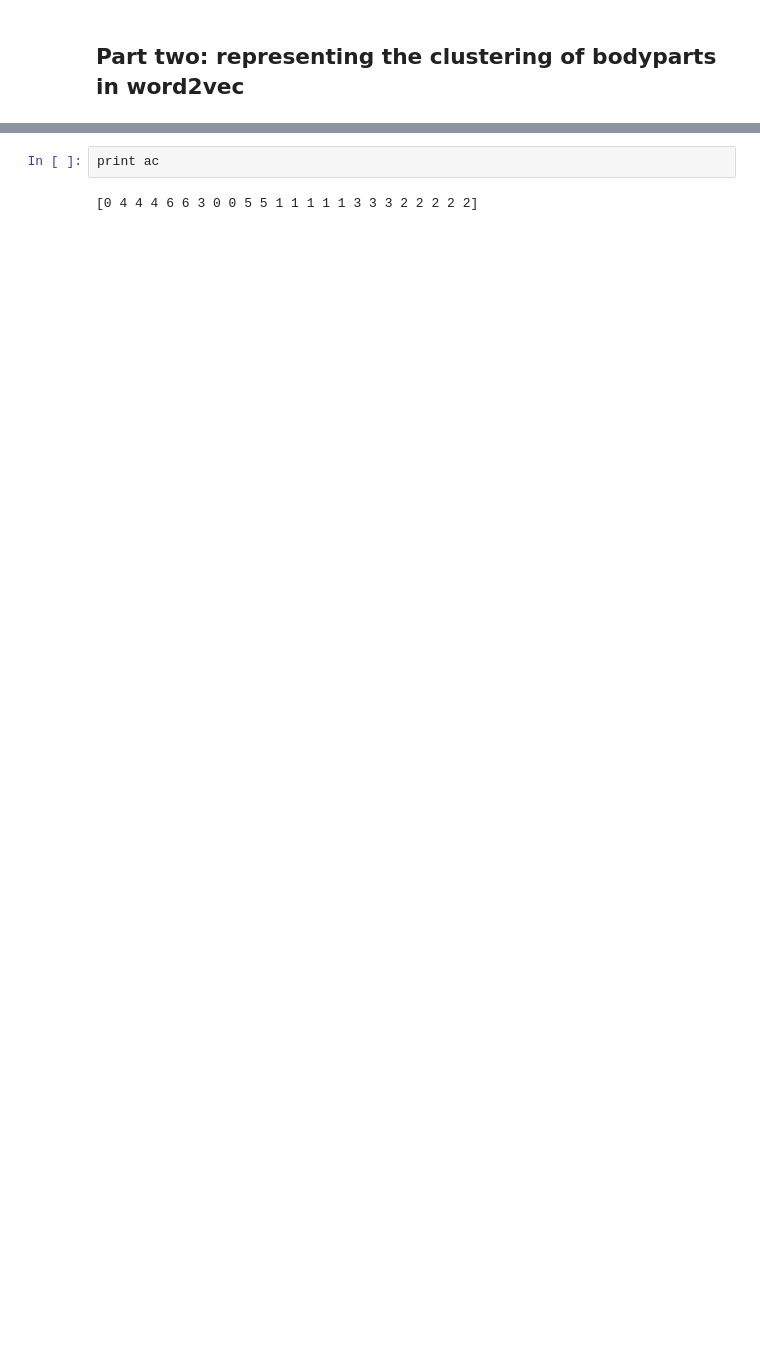
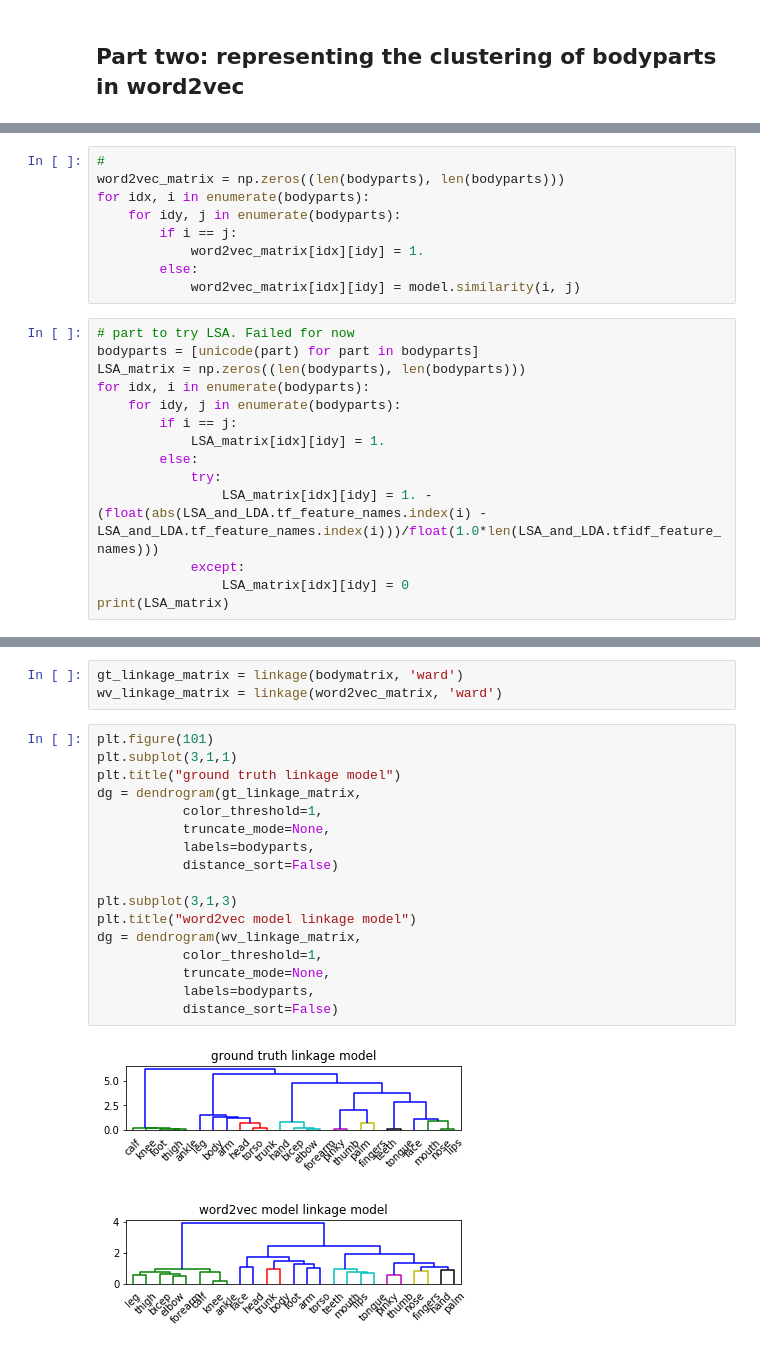
Before and after one commit to Dijkstra7/CCMLWI, a Jupyter notebook: convert.ipynb, the cells around one changed output, grey strips where cells are left out. Drawn from its saved outputs; the diff is of its cells as text; blank space fills up the shorter version.

```diff
--- a/convert.ipynb
+++ b/convert.ipynb
@@ -187,0 +203,23 @@ print bodymatrix
+# %%
+#
+word2vec_matrix = np.zeros((len(bodyparts), len(bodyparts)))
+for idx, i in enumerate(bodyparts):
+    for idy, j in enumerate(bodyparts):
+        if i == j:
+            word2vec_matrix[idx][idy] = 1.
+        else:
+            word2vec_matrix[idx][idy] = model.similarity(i, j)
+# %%
+# part to try LSA. Failed for now
+bodyparts = [unicode(part) for part in bodyparts]
+LSA_matrix = np.zeros((len(bodyparts), len(bodyparts)))
+for idx, i in enumerate(bodyparts):
+    for idy, j in enumerate(bodyparts):
+        if i == j:
+            LSA_matrix[idx][idy] = 1.
+        else:
+            try:
+                LSA_matrix[idx][idy] = 1. - (float(abs(LSA_and_LDA.tf_feature_names.index(i) - LSA_and_LDA.tf_feature_names.index(i)))/float(1.0*len(LSA_and_LDA.tfidf_feature_names)))
+            except:
+                LSA_matrix[idx][idy] = 0
+print(LSA_matrix)
@@ -190,4 +246,22 @@ ac = AC(n_clusters=7).fit_predict(bodymatrix, ["head", "tails", "others"])
-# %%
-print ac
-# %% [output]
-[0 4 4 4 6 6 3 0 0 5 5 1 1 1 1 1 3 3 3 2 2 2 2 2]
+# %%
+gt_linkage_matrix = linkage(bodymatrix, 'ward')
+wv_linkage_matrix = linkage(word2vec_matrix, 'ward')
+# %%
+plt.figure(101)
+plt.subplot(3,1,1)
+plt.title("ground truth linkage model")
+dg = dendrogram(gt_linkage_matrix,
+           color_threshold=1,
+           truncate_mode=None,
+           labels=bodyparts,
+           distance_sort=False)
+
+plt.subplot(3,1,3)
+plt.title("word2vec model linkage model")
+dg = dendrogram(wv_linkage_matrix,
+           color_threshold=1,
+           truncate_mode=None,
+           labels=bodyparts,
+           distance_sort=False)
+# %% [output]
+[figure, added]
```
Also changed, not shown: parts of 9 cells of this notebook.
